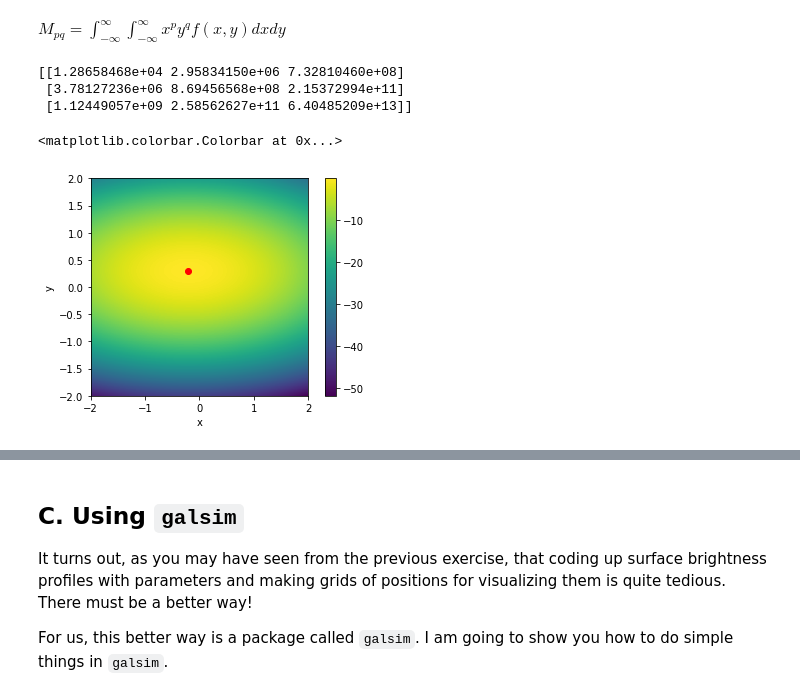
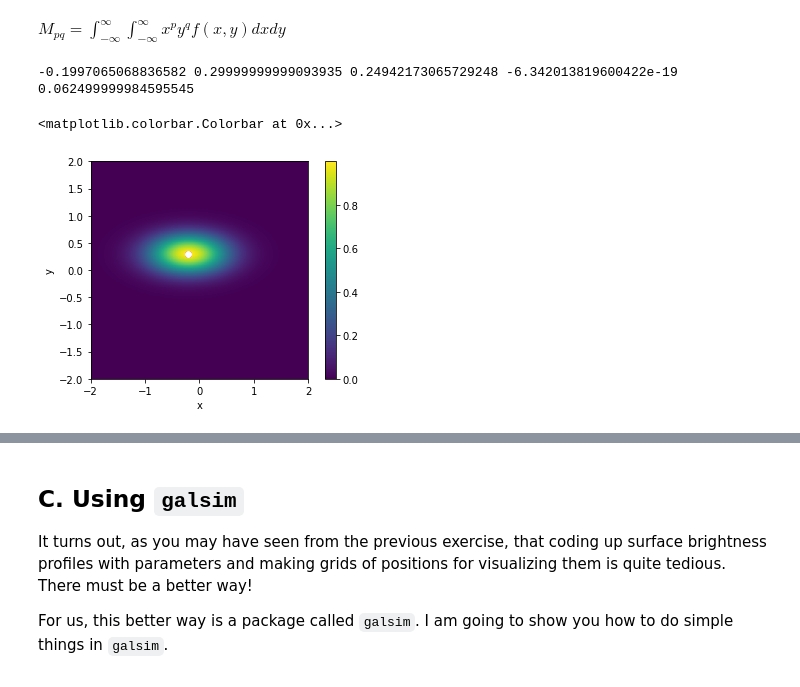
Before and after one commit to zhouconghao/shape-measurement-tutorials, a Jupyter notebook: shape_measurement_101.ipynb, the cells around one changed output, grey strips where cells are left out. Cells and saved outputs as stored; diff of their text form; code cells hidden in the pictures.

```diff
--- a/shape_measurement_101.ipynb
+++ b/shape_measurement_101.ipynb
@@ -146,30 +146,38 @@ def bi_gaussian(x,y,mu_x,sigma_x,mu_y,sigma_y):
 im = bi_gaussian(x,y,mu_x,sigma_x,mu_y,sigma_y)
 # %%
 import skimage
-M = skimage.measure.moments(im,order=2)
-print(M)
 
-def get_moments(M):
-    M_x, M_y = M[1,0]/M[0,0], M[0,1]/M[0,0]
-    M_xx, M_xy, M_yy = M[2,0]/M[0,0], M[1,1]/M[0,0], M[0,2]/M[0,0]
-    return(M_x,M_y,M_xx,M_xy,M_yy)
+def get_moments(im, x,y, verbose=False):
 
-M_x, M_y, M_xx, M_xy, M_yy = get_moments(M)
+    # M = skimage.measure.moments_central(im,order=2)
+
+    M_0 = np.sum(im)
+
+    M_x = np.sum(x*im) / M_0
+    M_y = np.sum(y*im) / M_0
+
+    M_xx = np.sum((x-M_x)**2 * im) / M_0
+    M_yy = np.sum((y-M_y)**2 * im) / M_0
+    M_xy = np.sum((x-M_x) * (y-M_y) * im) / M_0
+
+    return((M_x,M_y,M_xx,M_xy,M_yy))
+
+M_x, M_y, M_xx, M_xy, M_yy = get_moments(im,x,y, verbose=True)
+print(M_x,M_y,M_xx,M_xy,M_yy)
 # %% [output]
-[[1.28658468e+04 2.95834150e+06 7.32810460e+08]
- [3.78127236e+06 8.69456568e+08 2.15372994e+11]
- [1.12449057e+09 2.58562627e+11 6.40485209e+13]]
+-0.1997065068836582 0.29999999999093935 0.24942173065729248 -6.342013819600422e-19 0.062499999984595545
 # %%
 # this set of commands makes a plot of the object
 fig, axs = plt.subplots()
-cf = axs.pcolormesh(edges, edges, np.log(im), cmap='viridis')
+cf = axs.pcolormesh(edges, edges, im, cmap='viridis')
 axs.grid(False)
 axs.set_aspect(1.0)
 axs.set_xlabel("x")
 axs.set_ylabel("y")
 plt.scatter(mu_x,mu_y,color='r')
+plt.scatter(M_x,M_y, color="w")
 fig.colorbar(cf,ax=axs)
 # %% [output]
 <matplotlib.colorbar.Colorbar at 0x...>
-[figure, old version]
+[figure, new version]
 # %%
```
Also changed, not shown: parts of 15 cells of this notebook.
